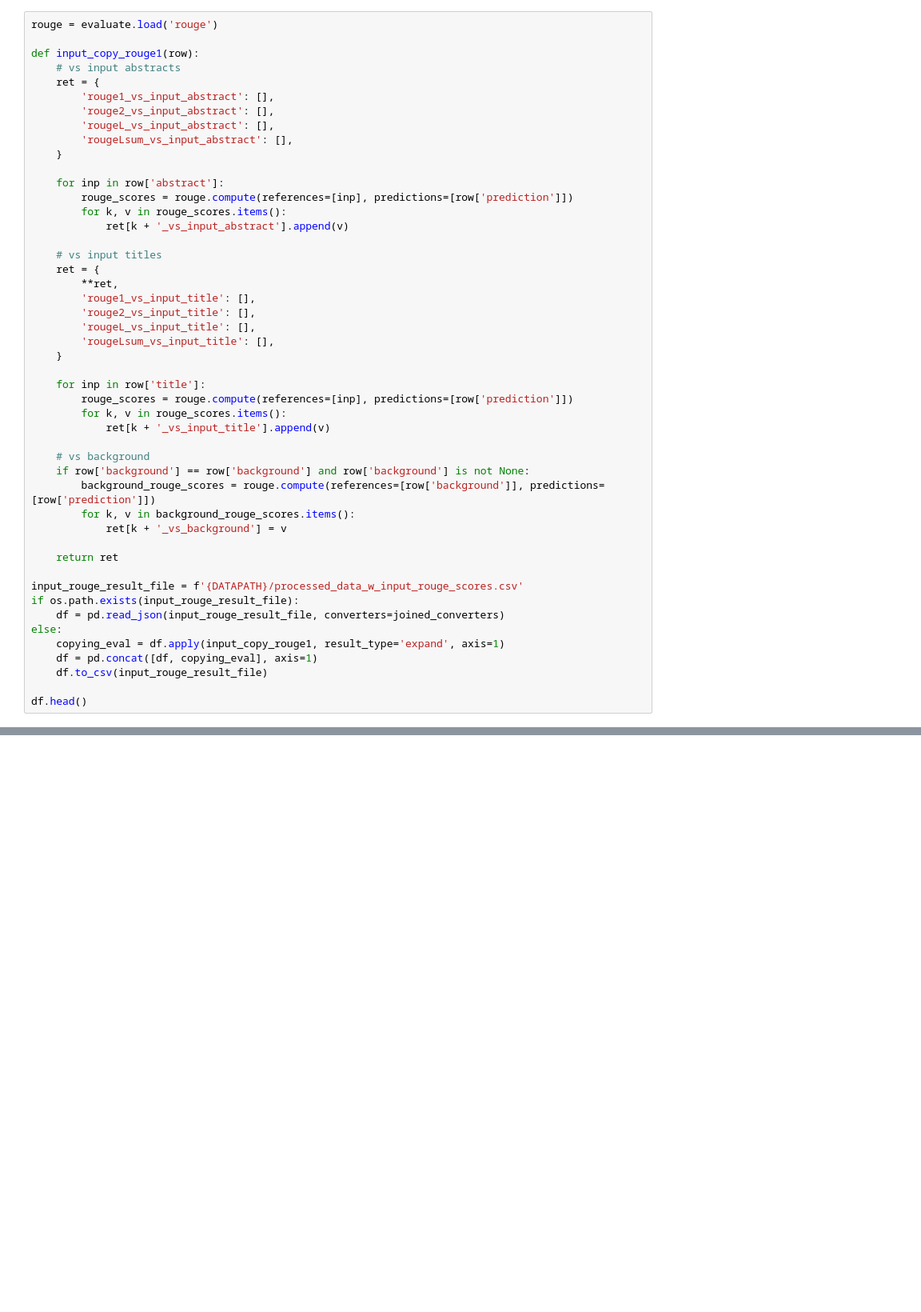
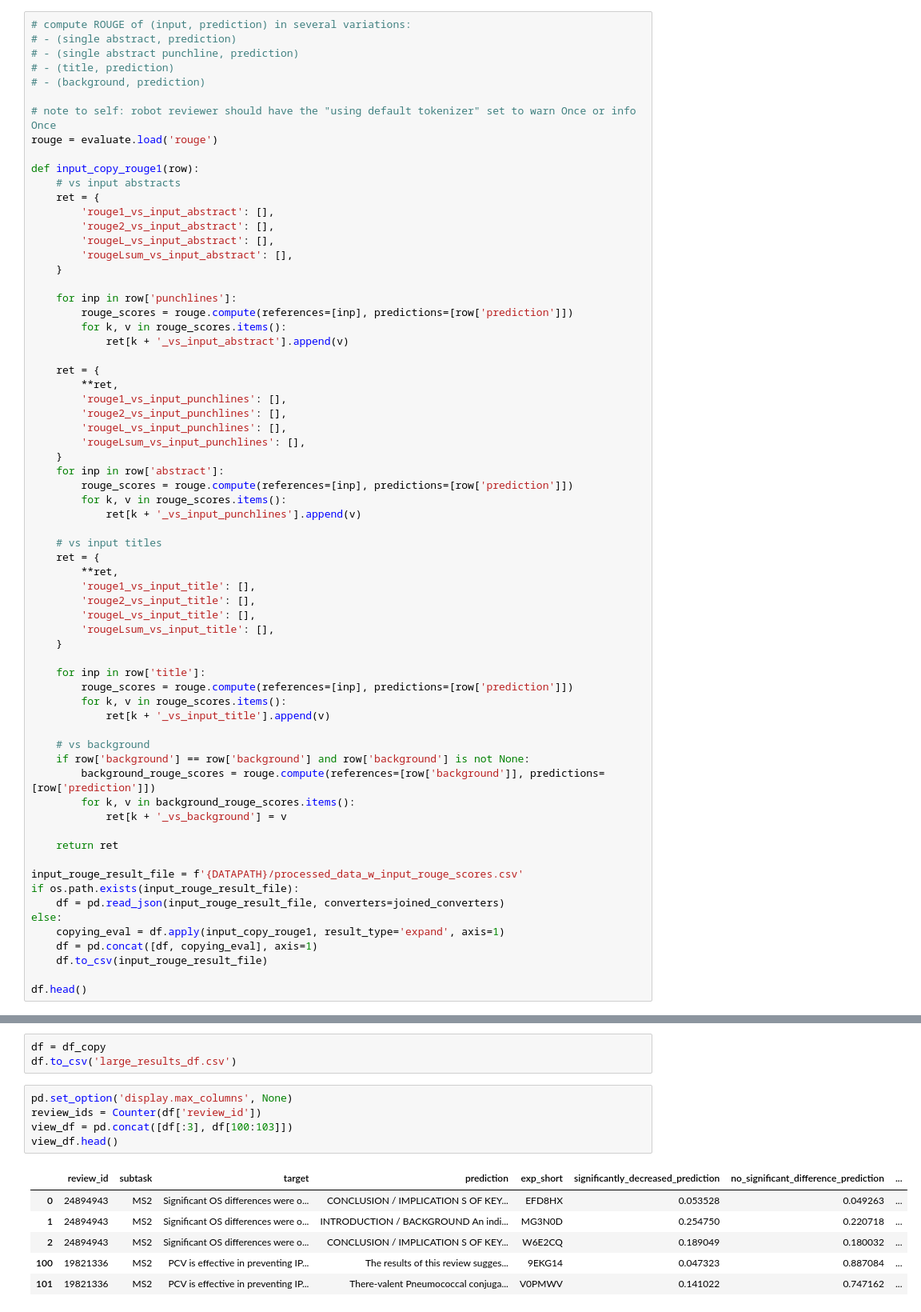
Before and after one commit to allenai/mslr-annotated-dataset, a Jupyter notebook: notebooks/jayd_analysis.ipynb, the cells around one changed output, grey strips where cells are left out. Shown at 80% size. Drawn from its saved outputs; the diff is of its cells as text; blank space fills up the shorter version.

```diff
--- a/notebooks/jayd_analysis.ipynb
+++ b/notebooks/jayd_analysis.ipynb
@@ -253,4 +343,11 @@ Index(['review_id', 'subtask', 'target', 'prediction', 'exp_short',
 # %%
+# compute ROUGE of (input, prediction) in several variations:
+# - (single abstract, prediction)
+# - (single abstract punchline, prediction)
+# - (title, prediction)
+# - (background, prediction)
+
+# note to self: robot reviewer should have the "using default tokenizer" set to warn Once or info Once
 rouge = evaluate.load('rouge')
 
 def input_copy_rouge1(row):
@@ -262,10 +359,22 @@ def input_copy_rouge1(row):
         'rougeLsum_vs_input_abstract': [],
     }
 
+    for inp in row['punchlines']:
+        rouge_scores = rouge.compute(references=[inp], predictions=[row['prediction']])
+        for k, v in rouge_scores.items():
+            ret[k + '_vs_input_abstract'].append(v)
+
+    ret = {
+        **ret,
+        'rouge1_vs_input_punchlines': [],
+        'rouge2_vs_input_punchlines': [],
+        'rougeL_vs_input_punchlines': [],
+        'rougeLsum_vs_input_punchlines': [],
+    }
     for inp in row['abstract']:
         rouge_scores = rouge.compute(references=[inp], predictions=[row['prediction']])
         for k, v in rouge_scores.items():
-            ret[k + '_vs_input_abstract'].append(v)
+            ret[k + '_vs_input_punchlines'].append(v)
 
     # vs input titles
     ret = {
@@ -352,0 +479,15 @@ mean/std diff max rouge1(input, pred) vs rouge1(input, pred) -0.0354406951676233
+# %%
+df = df_copy
+df.to_csv('large_results_df.csv')
+# %%
+pd.set_option('display.max_columns', None)
+review_ids = Counter(df['review_id'])
+view_df = pd.concat([df[:3], df[100:103]])
+view_df.head()
+# %% [output]
+|  | review_id | subtask | target | prediction | exp_short | significantly_decreased_prediction | no_significant_difference_prediction | ... |
+| 0 | 24894943 | MS2 | Significant OS differences were o... | CONCLUSION / IMPLICATION S OF KEY... | EFD8HX | 0.053528 | 0.049263 | ... |
+| 1 | 24894943 | MS2 | Significant OS differences were o... | INTRODUCTION / BACKGROUND An indi... | MG3N0D | 0.254750 | 0.220718 | ... |
+| 2 | 24894943 | MS2 | Significant OS differences were o... | CONCLUSION / IMPLICATION S OF KEY... | W6E2CQ | 0.189049 | 0.180032 | ... |
+| 100 | 19821336 | MS2 | PCV is effective in preventing IP... | The results of this review sugges... | 9EKG14 | 0.047323 | 0.887084 | ... |
+| 101 | 19821336 | MS2 | PCV is effective in preventing IP... | There-valent Pneumococcal conjuga... | V0PMWV | 0.141022 | 0.747162 | ... |
```
Also changed, not shown: parts of 20 cells of this notebook.
